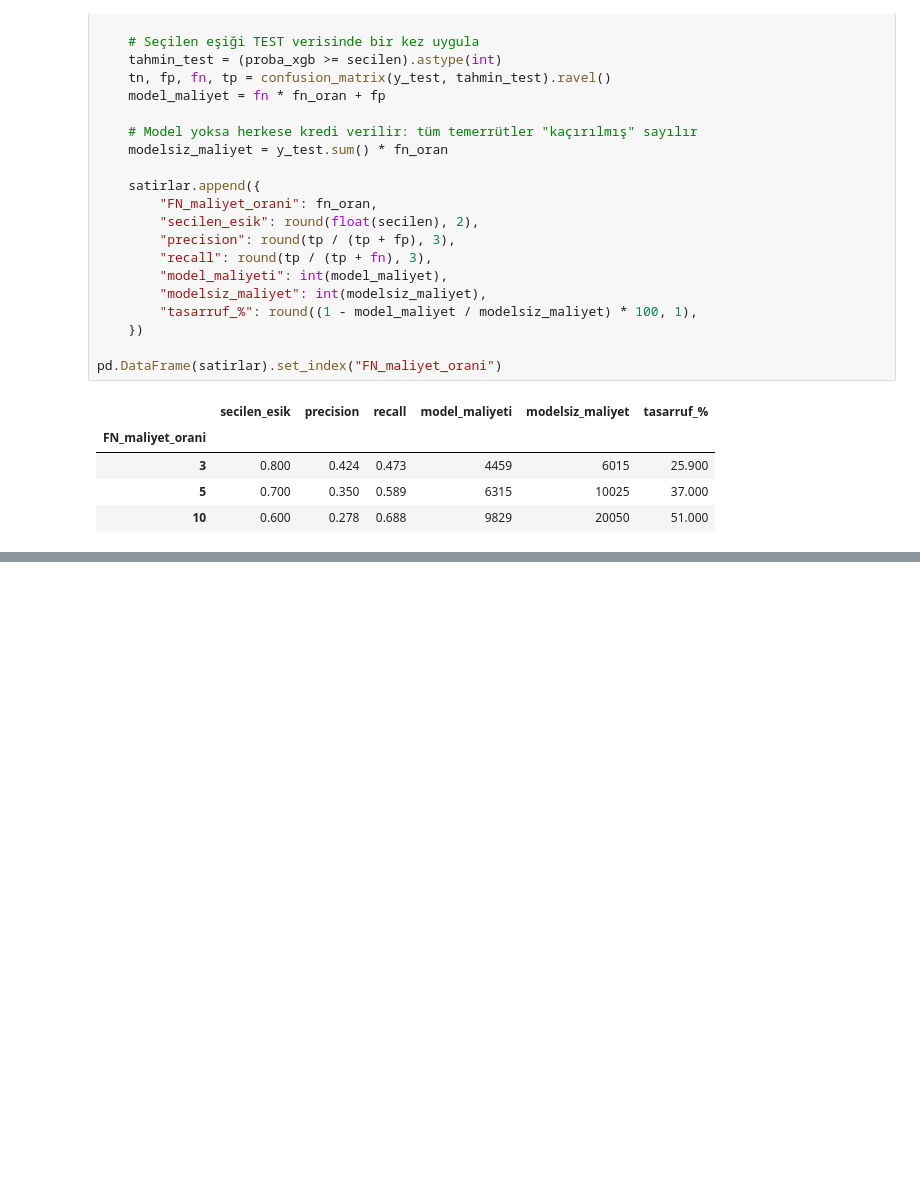
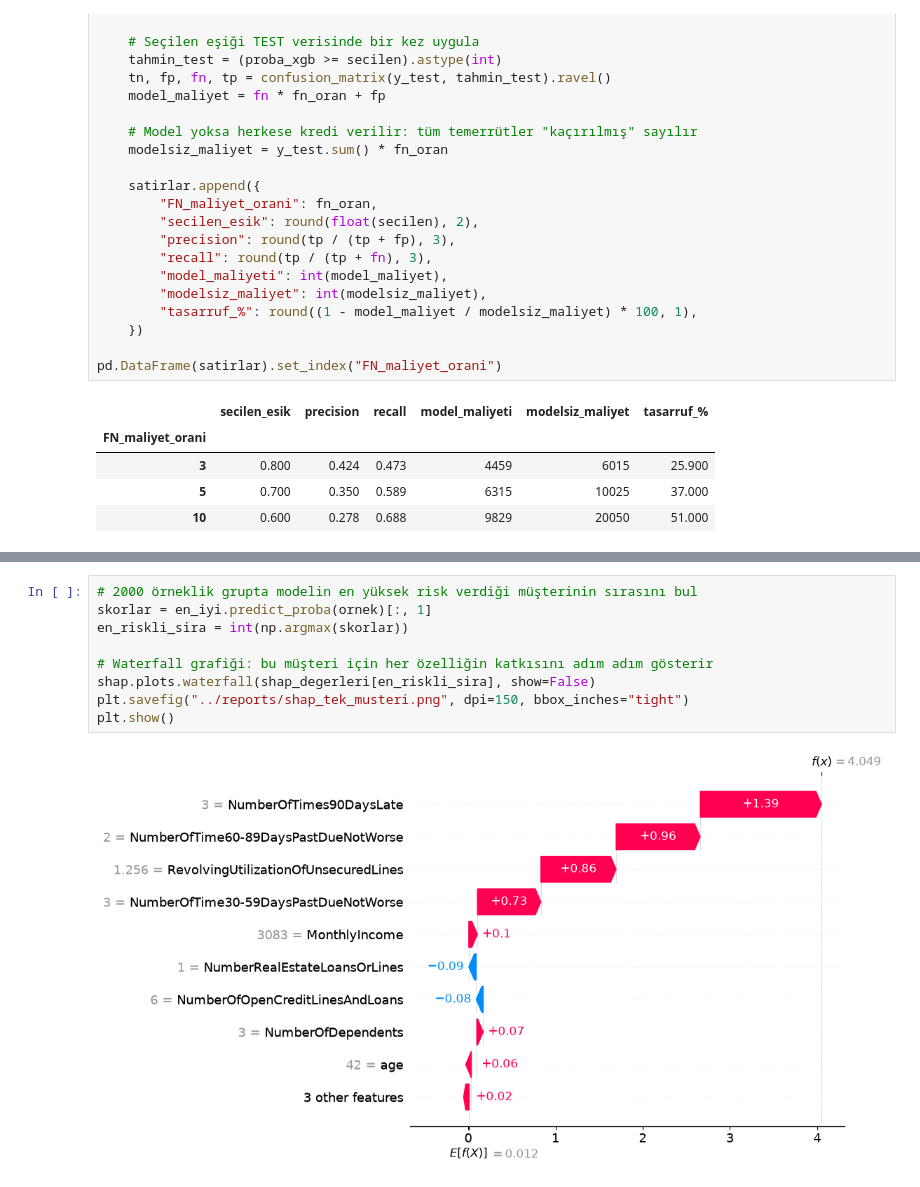
Before and after one commit to Samiltokat97/credit-risk-project, a Jupyter notebook: notebooks/01_eda.ipynb, the cells around one changed output, grey strips where cells are left out. Saved outputs shown, nothing was run; the diff lists cells and outputs as text; blank space fills up the shorter version.

```diff
--- a/notebooks/01_eda.ipynb
+++ b/notebooks/01_eda.ipynb
@@ -551,0 +581,11 @@ pd.DataFrame(satirlar).set_index("FN_maliyet_orani")
+# %%
+# 2000 örneklik grupta modelin en yüksek risk verdiği müşterinin sırasını bul
+skorlar = en_iyi.predict_proba(ornek)[:, 1]
+en_riskli_sira = int(np.argmax(skorlar))
+
+# Waterfall grafiği: bu müşteri için her özelliğin katkısını adım adım gösterir
+shap.plots.waterfall(shap_degerleri[en_riskli_sira], show=False)
+plt.savefig("../reports/shap_tek_musteri.png", dpi=150, bbox_inches="tight")
+plt.show()
+# %% [output]
+[figure, added]
```
Also changed, not shown: parts of 1 cell of this notebook, 3 other files.
